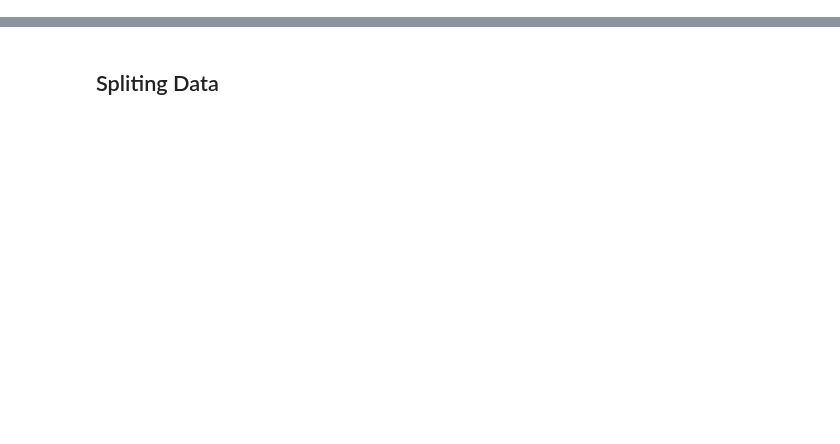
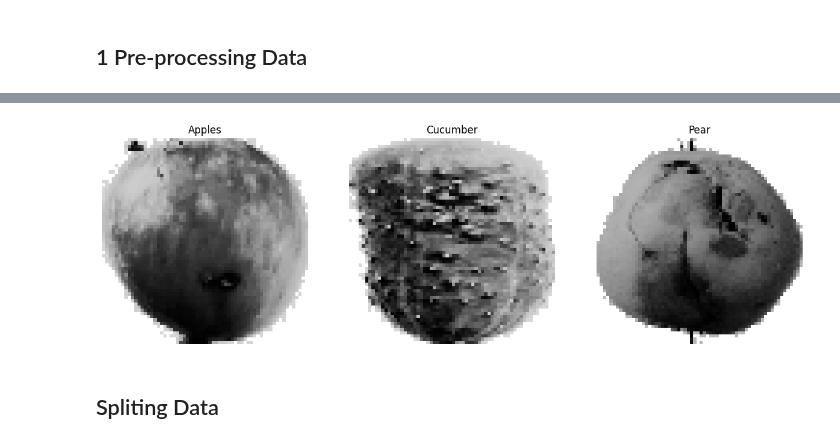
Before and after one commit to DORMODO/ML-Project-2025, a Jupyter notebook: notebooks/image_EDA.ipynb, the cells around one changed output, grey strips where cells are left out. Drawn from its saved outputs; the diff is of its cells as text; code cells hidden in the pictures; blank space fills up the shorter version.

```diff
--- a/notebooks/image_EDA.ipynb
+++ b/notebooks/image_EDA.ipynb
@@ -106,16 +15,0 @@ for ax, cls in zip(axes, classes):
-# %%
-Normalizeddataset = []
-for gray_img, cls in equalized_imgs:
-    norm_img = (gray_img - np.min(gray_img)) / (np.max(gray_img) - np.min(gray_img))
-    Normalizeddataset.append((norm_img, cls))
-
-fig, axes = plt.subplots(1, 5, figsize=(15, 5))
-
-for ax, cls in zip(axes, classes):
-    # العثور على أول صورة من الفئة
-    for img, label in Normalizeddataset:
-        if label == cls:
-            ax.set_title(cls)
-            ax.imshow(img)
-            ax.axis('off')
-            break
@@ -162,0 +59,60 @@ print(labels_batch.shape)  # (16, num_classes)
+# %% [markdown]
+## 1 Pre-processing Data
+# %%
+LABELS = {
+    "Apples": 0,
+    "Cucumber": 1,
+    "Pear": 2
+}
+root_path = r"D:\projects\Project Ai KenKen\DataSetForImages"
+IMG_SIZE = (64, 64)
+
+data = []
+labels = []
+
+for fruit in os.listdir(root_path):
+    fruit_path = os.path.join(root_path, fruit)
+
+    if os.path.isdir(fruit_path):
+        label = LABELS.get(fruit, None)
+
+        for variety in os.listdir(fruit_path):
+            variety_path = os.path.join(fruit_path, variety)
+
+            print(f"Processing {fruit}/{variety}")
+
+            for img_name in os.listdir(variety_path):
+                img_path = os.path.join(variety_path, img_name)
+
+                # Read image
+                img = cv2.imread(img_path)
+                # Resize image
+                img = cv2.resize(img, IMG_SIZE)
+                # Convert to grayscale
+                img = cv2.cvtColor(img, cv2.COLOR_BGR2GRAY)
+                # Apply histogram equalization
+                img = cv2.equalizeHist(img)
+                # Normalize the image
+                Img_min = img.min()
+                Img_max = img.max()
+                img = (img - Img_min) / (Img_max - Img_min)
+
+                data.append(img)
+                labels.append(label)
+
+x = np.array(data)
+y = np.array(labels)
+le =  LabelEncoder()
+y = le.fit_transform(y)
+
+fig, axes = plt.subplots(1, len(LABELS), figsize=(15,5))
+for ax, (fruit, lbl) in zip(axes, LABELS.items()):
+    for img, lab in zip(data, labels):
+        if lab == lbl:
+            ax.imshow(img, cmap='gray')
+            ax.set_title(fruit)
+            ax.axis('off')
+            break
+
+plt.show()
+# %% [output]
@@ -163,3 +139,4 @@ print(labels_batch.shape)  # (16, num_classes)
+[figure, added]
 # %% [markdown]
 ## Spliting Data
 # %%
```
Also changed, not shown: parts of 19 cells of this notebook.
